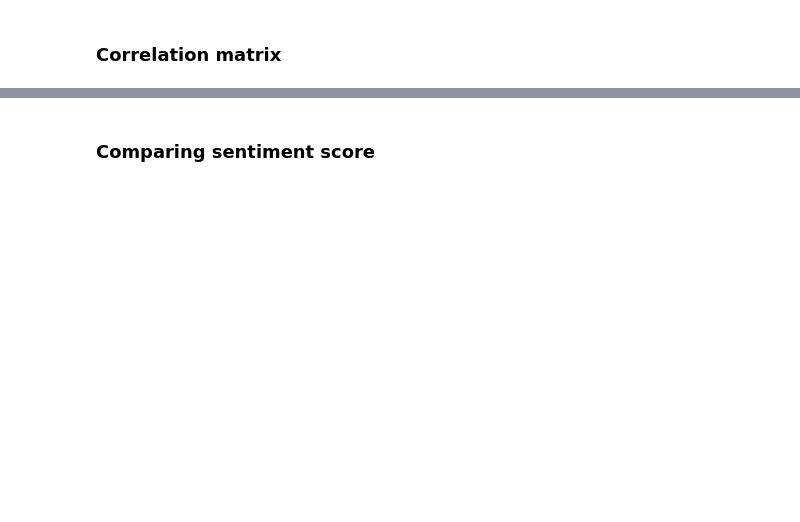
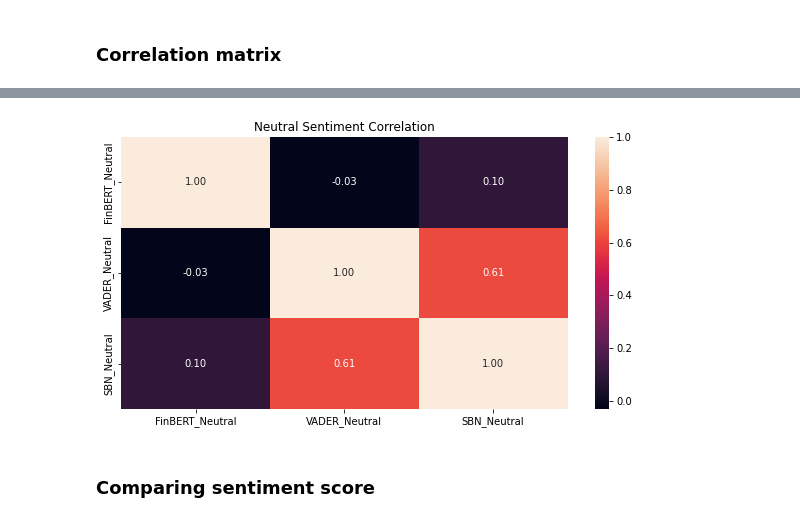
Before and after one commit to lakshyaag/INSY-669-Group-Project, a Jupyter notebook: sentiment_analysis.ipynb, the cells around one changed output, grey strips where cells are left out. Cells and saved outputs as stored; diff of their text form; code cells hidden in the pictures; blank space fills up the shorter version.

```diff
--- a/sentiment_analysis.ipynb
+++ b/sentiment_analysis.ipynb
@@ -472,0 +700,18 @@ plt.show()
+# %%
+plt.figure(figsize=(10, 5))
+sns.heatmap(
+    results_df[
+        [
+            "FinBERT_Neutral",
+            "VADER_Neutral",
+            "SBN_Neutral",
+        ]
+    ].corr(),
+    annot=True,
+    fmt=".2f",
+)
+
+plt.title("Neutral Sentiment Correlation")
+plt.savefig("./plots/neutral_sentiment_correlation.jpg", dpi=300, bbox_inches="tight")
+plt.show()
+# %% [output]
@@ -473,3 +719,4 @@ plt.show()
+[figure, added]
 # %% [markdown]
 ### Comparing sentiment score
 # %%
```
Also changed, not shown: parts of 38 cells of this notebook, 9 other files.
